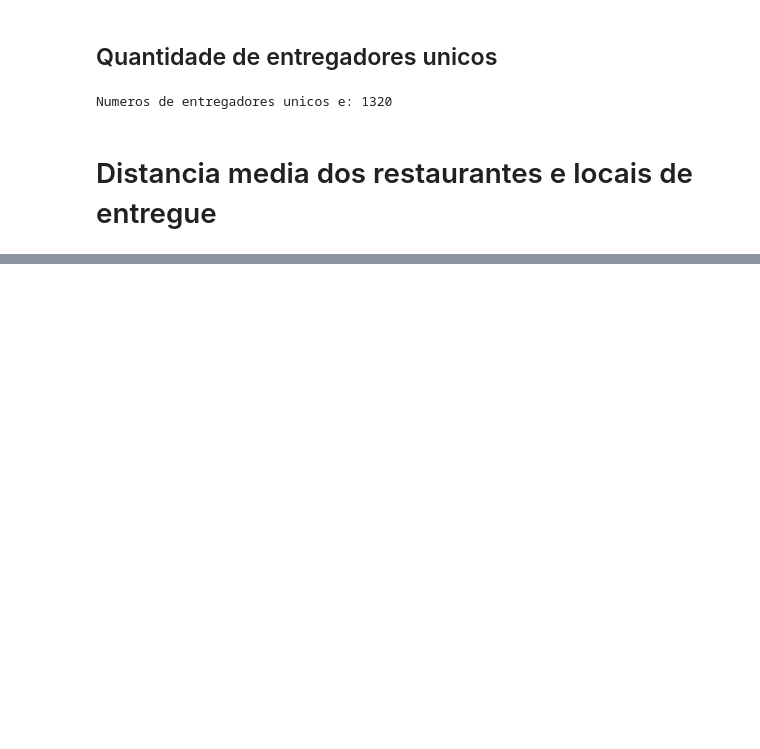
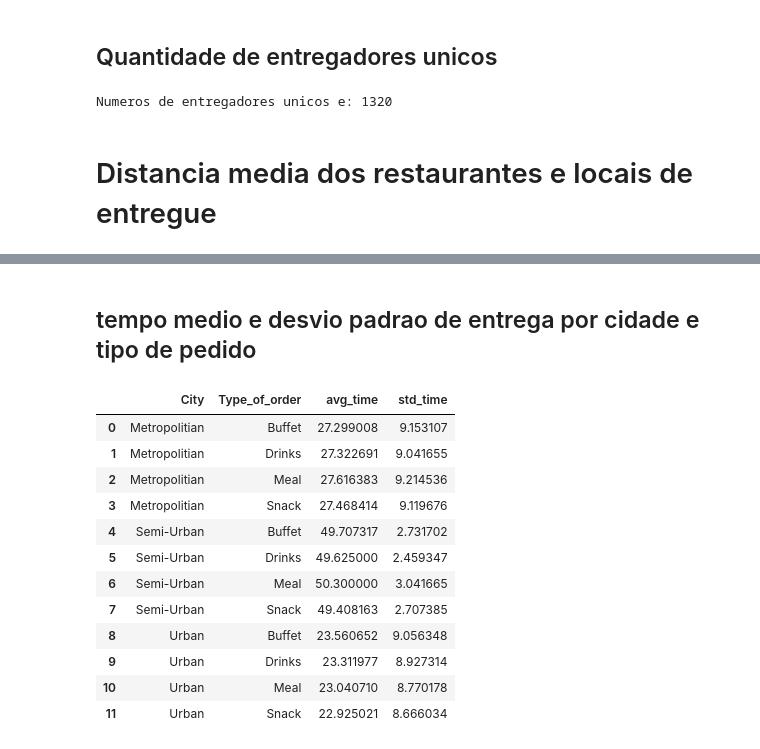
Before and after one commit to franciscofijamo/0-to-DS, a Jupyter notebook: FTC_cicle_05_37_DE(_Restaurant)_ipynb.ipynb, the cells around one changed output, grey strips where cells are left out. Cells and saved outputs as stored; diff of their text form; code cells hidden in the pictures; blank space fills up the shorter version.

```diff
--- a/FTC_cicle_05_37_DE(_Restaurant)_ipynb.ipynb
+++ b/FTC_cicle_05_37_DE(_Restaurant)_ipynb.ipynb
@@ -391,0 +417,28 @@ fig.show()
+# %% [markdown]
+## tempo medio e desvio padrao de entrega por cidade e tipo de pedido
+# %%
+import numpy as np
+
+cols = ['City', 'Time_taken(min)', 'Type_of_order']
+df_aux = df1.loc[:, cols].groupby(['City', 'Type_of_order']).agg({'Time_taken(min)':['mean', 'std']})
+
+
+df_aux.columns = ['avg_time', 'std_time']
+
+df_aux = df_aux.reset_index()
+
+df_aux
+# %% [output]
+|  | City | Type_of_order | avg_time | std_time |
+| 0 | Metropolitian | Buffet | 27.299008 | 9.153107 |
+| 1 | Metropolitian | Drinks | 27.322691 | 9.041655 |
+| 2 | Metropolitian | Meal | 27.616383 | 9.214536 |
+| 3 | Metropolitian | Snack | 27.468414 | 9.119676 |
+| 4 | Semi-Urban | Buffet | 49.707317 | 2.731702 |
+| 5 | Semi-Urban | Drinks | 49.625000 | 2.459347 |
+| 6 | Semi-Urban | Meal | 50.300000 | 3.041665 |
+| 7 | Semi-Urban | Snack | 49.408163 | 2.707385 |
+| 8 | Urban | Buffet | 23.560652 | 9.056348 |
+| 9 | Urban | Drinks | 23.311977 | 8.927314 |
+| 10 | Urban | Meal | 23.040710 | 8.770178 |
+| 11 | Urban | Snack | 22.925021 | 8.666034 |
```
Also changed, not shown: parts of 11 cells of this notebook.
